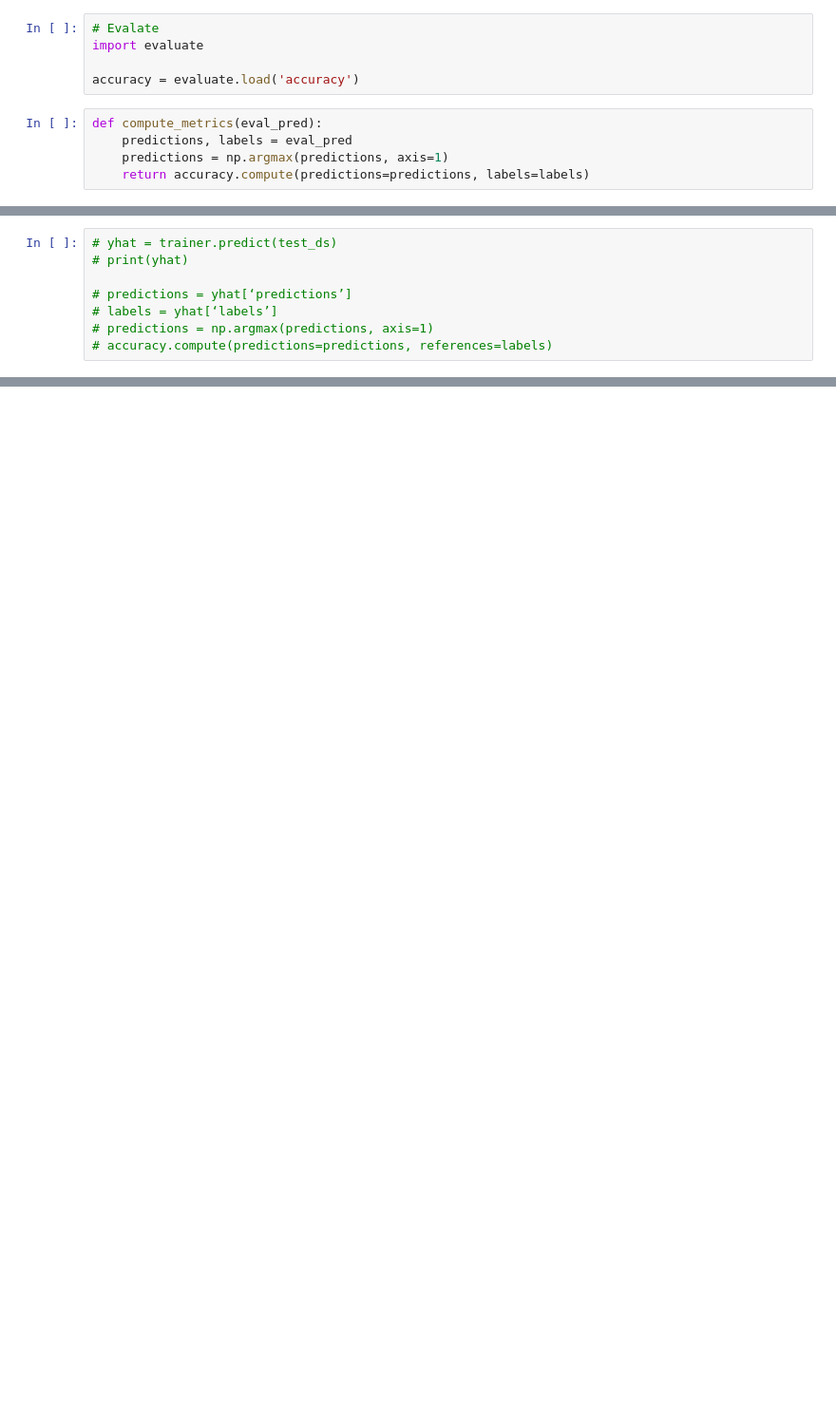
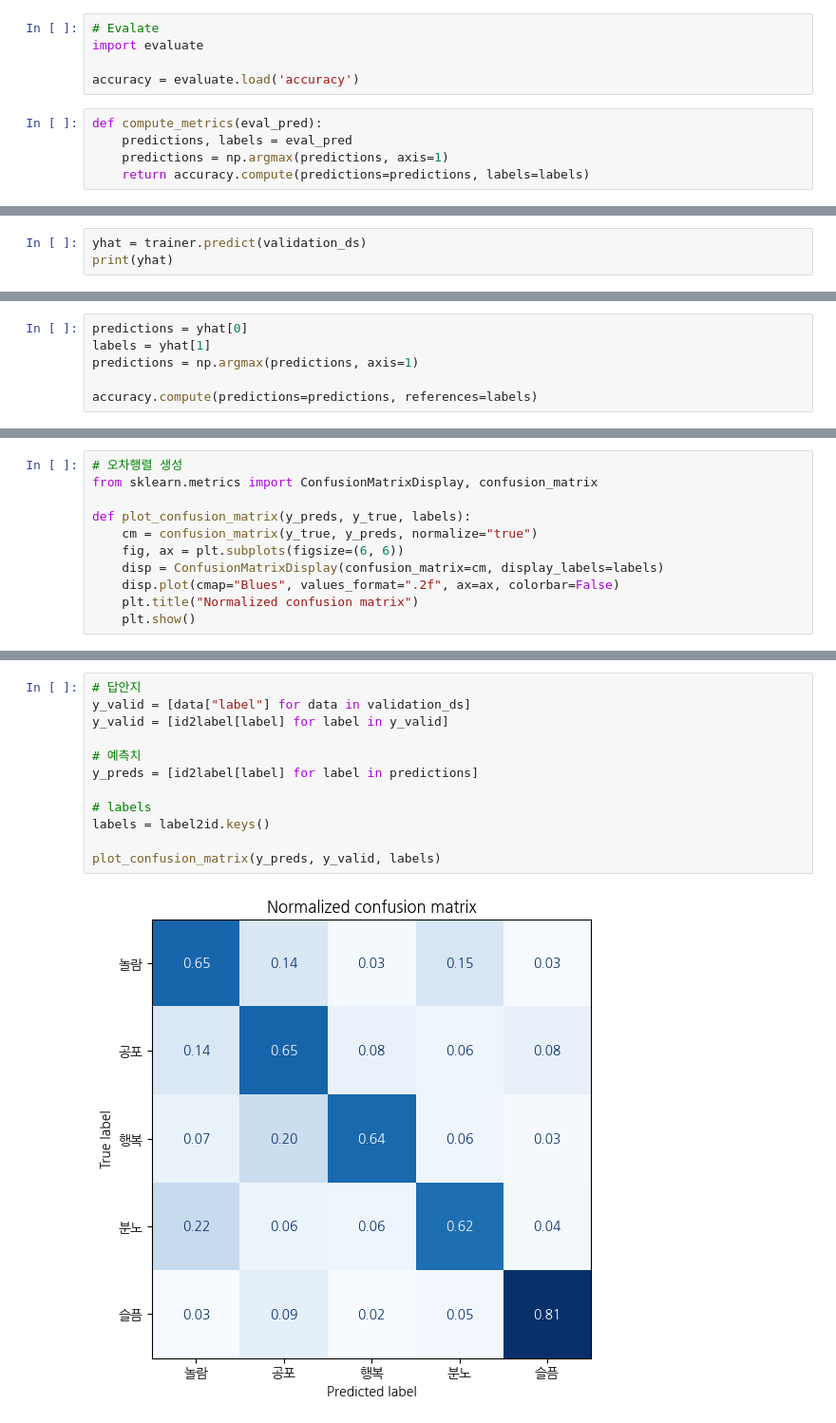
Before and after one commit to dalkey23/elice_ai_project, a Jupyter notebook: preprocess_dataset.ipynb, the cells around one changed output, grey strips where cells are left out. Shown: that part at 95% size. Saved outputs shown, nothing was run; the diff lists cells and outputs as text; blank space fills up the shorter version.

Commit message:
add: 오차행렬 분석 추가

```diff
--- a/preprocess_dataset.ipynb
+++ b/preprocess_dataset.ipynb
@@ -249,8 +258,3 @@ tokenizer("동해물과 백두산이 마르고 닳도록 하느님이 보우하
 # %%
-# yhat = trainer.predict(test_ds)
-# print(yhat)
-
-# predictions = yhat[‘predictions’]
-# labels = yhat[‘labels’]
-# predictions = np.argmax(predictions, axis=1)
-# accuracy.compute(predictions=predictions, references=labels)
+yhat = trainer.predict(validation_ds)
+print(yhat)
@@ -256,0 +271,6 @@ tokenizer("동해물과 백두산이 마르고 닳도록 하느님이 보우하
+# %%
+predictions = yhat[0]
+labels = yhat[1]
+predictions = np.argmax(predictions, axis=1)
+
+accuracy.compute(predictions=predictions, references=labels)
@@ -256,0 +279,11 @@ tokenizer("동해물과 백두산이 마르고 닳도록 하느님이 보우하
+# %%
+# 오차행렬 생성
+from sklearn.metrics import ConfusionMatrixDisplay, confusion_matrix
+
+def plot_confusion_matrix(y_preds, y_true, labels):
+    cm = confusion_matrix(y_true, y_preds, normalize="true")
+    fig, ax = plt.subplots(figsize=(6, 6))
+    disp = ConfusionMatrixDisplay(confusion_matrix=cm, display_labels=labels)
+    disp.plot(cmap="Blues", values_format=".2f", ax=ax, colorbar=False)
+    plt.title("Normalized confusion matrix")
+    plt.show()
@@ -256,0 +294,14 @@ tokenizer("동해물과 백두산이 마르고 닳도록 하느님이 보우하
+# %%
+# 답안지
+y_valid = [data["label"] for data in validation_ds]
+y_valid = [id2label[label] for label in y_valid]
+
+# 예측치
+y_preds = [id2label[label] for label in predictions]
+
+# labels
+labels = label2id.keys()
+
+plot_confusion_matrix(y_preds, y_valid, labels)
+# %% [output]
+[figure, added]
```
Also changed, not shown: parts of 21 cells of this notebook.
